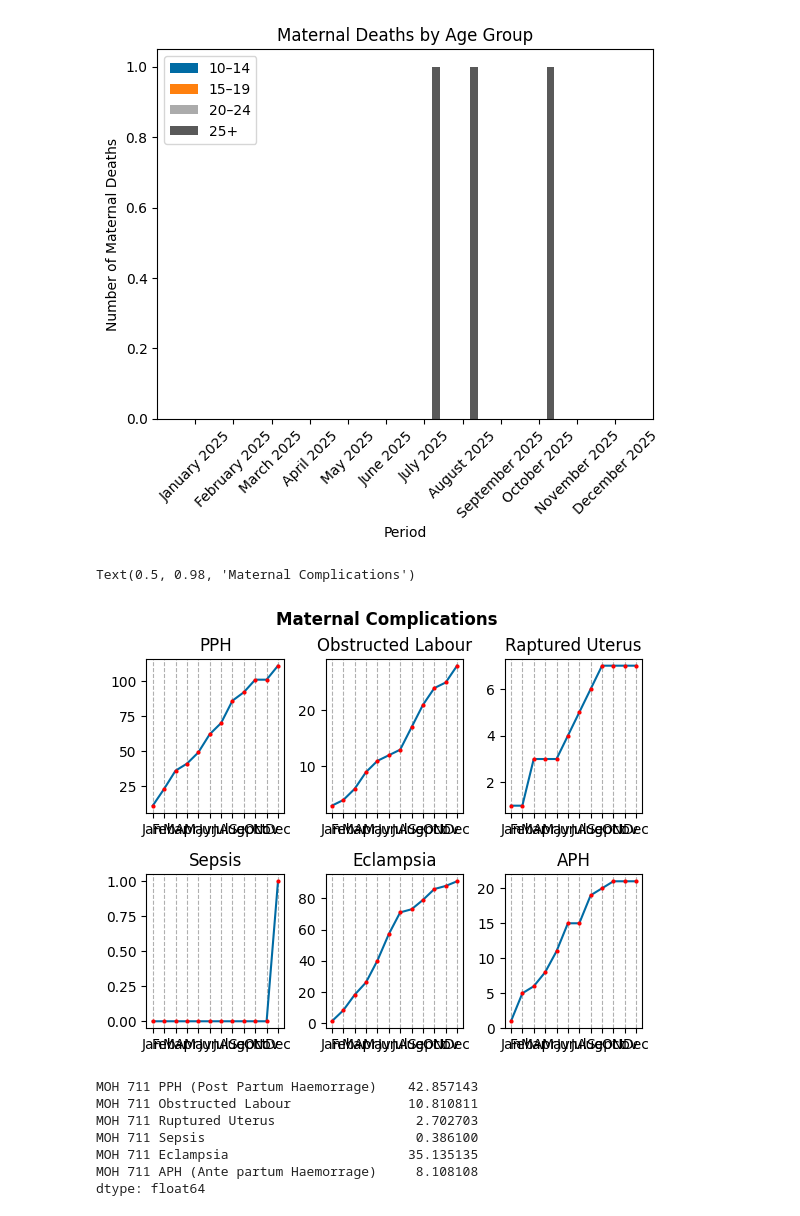
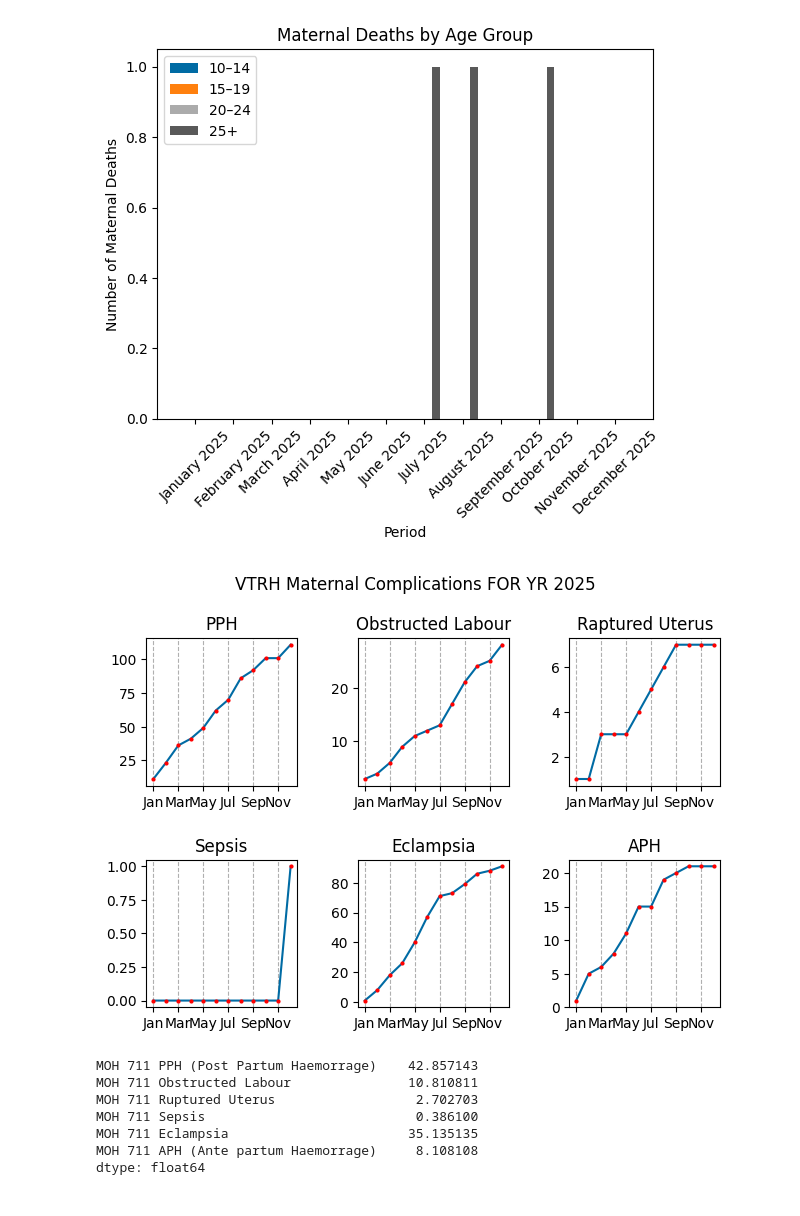
Before and after one commit to gshikanda/Facility-2025-review, a Jupyter notebook: Untitled-1.ipynb, the cells around one changed output. Saved outputs shown, nothing was run; the diff lists cells and outputs as text; code cells hidden in the pictures.

Commit message:
changes in maternal complications

```diff
--- a/Untitled-1.ipynb
+++ b/Untitled-1.ipynb
@@ -387,60 +402,67 @@ rh_copy['cum_aph']=rh_copy['MOH 711 APH (Ante partum Haemorrage)'].cumsum()
 
 #subplot 1
 x=rh_copy['cum_pph'].fillna(0)
-y=['Jan','Feb','Mar','Apr','May','Jun','Jul','Aug','Sept','Oct','Nov','Dec']
+y=['Jan','Feb','Mar','Apr','May','Jun','Jul','Aug','Sep','Oct','Nov','Dec']
 plt.subplot(2,3,1)
 plt.plot(y,x,marker='o',ms=2,mfc='red',mec='red')
+plt.xticks(y[::2])
 plt.grid(axis='x',ls='--')
 plt.title('PPH')
 
 #subplot 2
 x=rh_copy['cum_obs_labr'].fillna(0)
-y=['Jan','Feb','Mar','Apr','May','Jun','Jul','Aug','Sept','Oct','Nov','Dec']
+y=['Jan','Feb','Mar','Apr','May','Jun','Jul','Aug','Sep','Oct','Nov','Dec']
 plt.subplot(2,3,2)
 plt.plot(y,x,marker='o',ms=2,mfc='red',mec='red')
+plt.xticks(y[::2])
 plt.grid(axis='x',ls='--')
 plt.title('Obstructed Labour')
 
 #subplot 3
 x=rh_copy['cum_rapt_uter'].fillna(0)
-y=['Jan','Feb','Mar','Apr','May','Jun','Jul','Aug','Sept','Oct','Nov','Dec']
+y=['Jan','Feb','Mar','Apr','May','Jun','Jul','Aug','Sep','Oct','Nov','Dec']
 plt.subplot(2,3,3)
 plt.plot(y,x,marker='o',ms=2,mfc='red',mec='red')
+plt.xticks(y[::2])
 plt.grid(axis='x',ls='--')
 plt.title('Raptured Uterus')
 
 
 #subplot 4
 x=rh_copy['cum_sepsis'].fillna(0)
-y=['Jan','Feb','Mar','Apr','May','Jun','Jul','Aug','Sept','Oct','Nov','Dec']
+y=['Jan','Feb','Mar','Apr','May','Jun','Jul','Aug','Sep','Oct','Nov','Dec']
 plt.subplot(2,3,4)
 plt.plot(y,x,marker='o',ms=2,mfc='red',mec='red')
+plt.xticks(y[::2])
 plt.grid(axis='x',ls='--')
 plt.title('Sepsis')
 
 #subplot 5
 x=rh_copy['cum_eclampsia'].fillna(0)
-y=['Jan','Feb','Mar','Apr','May','Jun','Jul','Aug','Sept','Oct','Nov','Dec']
+y=['Jan','Feb','Mar','Apr','May','Jun','Jul','Aug','Sep','Oct','Nov','Dec']
 plt.subplot(2,3,5)
 plt.plot(y,x,marker='o',ms=2,mfc='red',mec='red')
+plt.xticks(y[::2])
 plt.grid(axis='x',ls='--')
 plt.title('Eclampsia')
 
 #subplot 6
 x=rh_copy['cum_aph'].fillna(0)
-y=['Jan','Feb','Mar','Apr','May','Jun','Jul','Aug','Sept','Oct','Nov','Dec']
+y=['Jan','Feb','Mar','Apr','May','Jun','Jul','Aug','Sep','Oct','Nov','Dec']
 plt.subplot(2,3,6)
 plt.plot(y,x,marker='o',ms=2,mfc='red',mec='red')
 plt.grid(axis='x',ls='--')
+plt.xticks(y[::2])
 plt.title('APH')
+plt.tight_layout()
 
 
+plt.subplots_adjust(hspace=0.5,wspace=0.4)
+plt.suptitle('VTRH Maternal Complications FOR YR 2025')
 
-plt.subplots_adjust(hspace=0.4,wspace=0.3)
-plt.suptitle('Maternal Complications',fontweight='bold')
+plt.subplots_adjust(top=0.85)
 # %% [output]
-Text(0.5, 0.98, 'Maternal Complications')
-[figure, old version]
+[figure, new version]
 # %%
 #getting the percentages of the maternal complications
 cols = [
```
Also changed, not shown: parts of 3 cells of this notebook.
